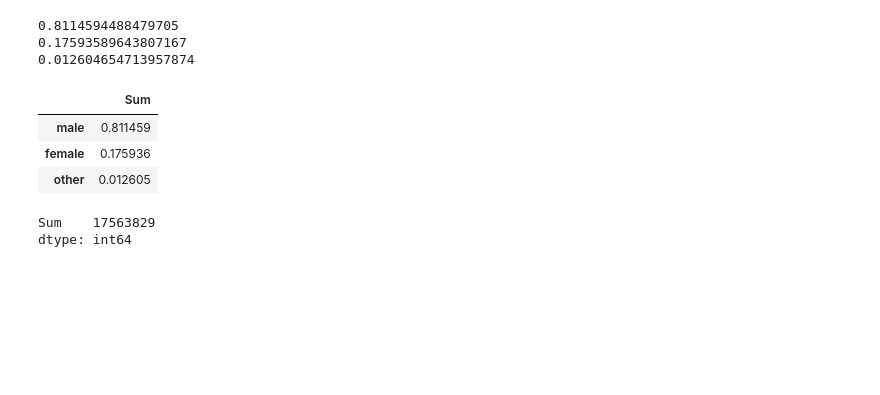
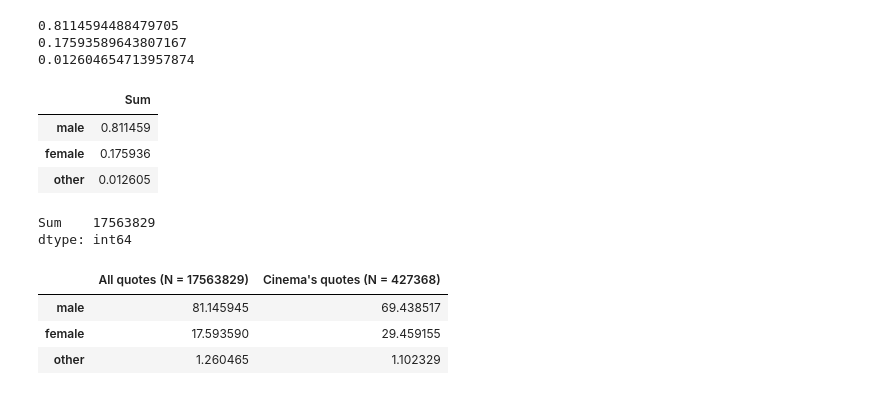
Before and after one commit to epfl-ada/ada-2021-project-escouade, a Jupyter notebook: src/Question_1.ipynb, the cells around one changed output. Cells and saved outputs as stored; diff of their text form; code cells hidden in the pictures; blank space fills up the shorter version.

```diff
--- a/src/Question_1.ipynb
+++ b/src/Question_1.ipynb
@@ -198 +171,8 @@ dtype: int64
+# %%
+df_gender_perc
+# %% [output]
+|  | All quotes (N = 17563829) | Cinema's quotes (N = 427368) |
+| male | 81.145945 | 69.438517 |
+| female | 17.593590 | 29.459155 |
+| other | 1.260465 | 1.102329 |
 # %%
```
Also changed, not shown: parts of 23 cells of this notebook.
